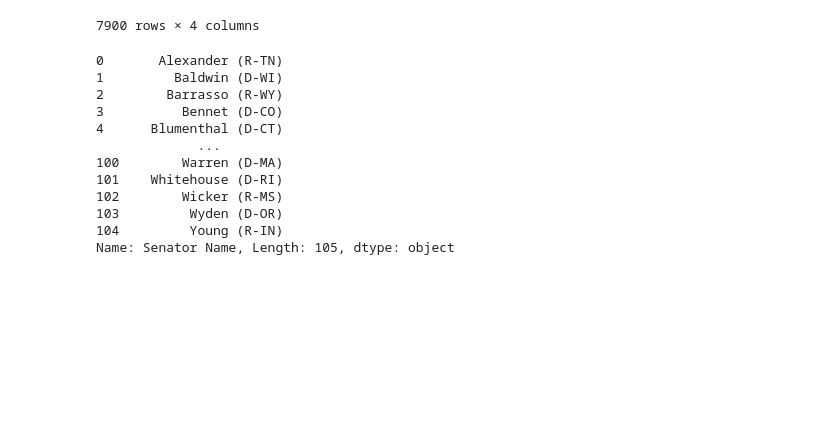
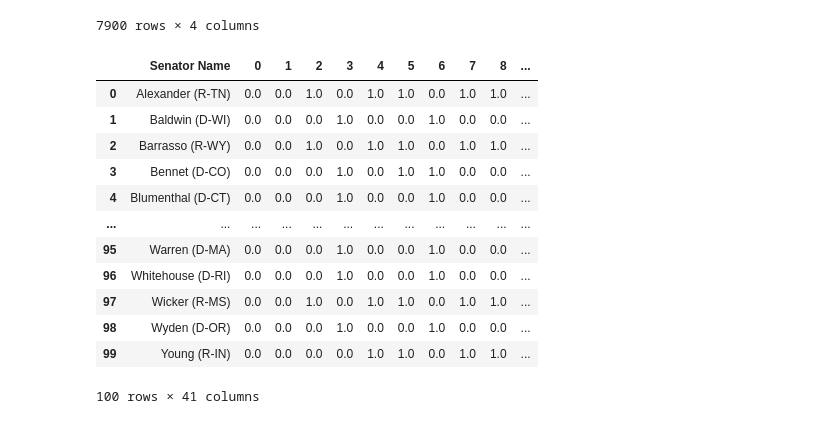
Before and after one commit to AnuragPamuru/dsc-180b-capstone-b03, a Jupyter notebook: notebooks/data_preprocessing/Voting Record.ipynb, the cells around one changed output. Saved outputs shown, nothing was run; the diff lists cells and outputs as text; code cells hidden in the pictures; blank space fills up the shorter version.

```diff
--- a/notebooks/data_preprocessing/Voting Record.ipynb
+++ b/notebooks/data_preprocessing/Voting Record.ipynb
@@ -139,17 +139,18 @@ voting_features.to_csv("voting_feature_115th.csv")
 # %%
 new = pd.read_csv("../../data/voting_feature_115th_final.csv")
 # %%
-new["Senator Name"]
+new
 # %% [output]
+|  | Senator Name | 0 | 1 | 2 | 3 | 4 | 5 | 6 | 7 | 8 | ... |
+| 0 | Alexander (R-TN) | 0.0 | 0.0 | 1.0 | 0.0 | 1.0 | 1.0 | 0.0 | 1.0 | 1.0 | ... |
+| 1 | Baldwin (D-WI) | 0.0 | 0.0 | 0.0 | 1.0 | 0.0 | 0.0 | 1.0 | 0.0 | 0.0 | ... |
+| 2 | Barrasso (R-WY) | 0.0 | 0.0 | 1.0 | 0.0 | 1.0 | 1.0 | 0.0 | 1.0 | 1.0 | ... |
+| 3 | Bennet (D-CO) | 0.0 | 0.0 | 0.0 | 1.0 | 0.0 | 1.0 | 1.0 | 0.0 | 0.0 | ... |
+| 4 | Blumenthal (D-CT) | 0.0 | 0.0 | 0.0 | 1.0 | 0.0 | 0.0 | 1.0 | 0.0 | 0.0 | ... |
+| ... | ... | ... | ... | ... | ... | ... | ... | ... | ... | ... | ... |
+| 95 | Warren (D-MA) | 0.0 | 0.0 | 0.0 | 1.0 | 0.0 | 0.0 | 1.0 | 0.0 | 0.0 | ... |
+| 96 | Whitehouse (D-RI) | 0.0 | 0.0 | 0.0 | 1.0 | 0.0 | 0.0 | 1.0 | 0.0 | 0.0 | ... |
+| 97 | Wicker (R-MS) | 0.0 | 0.0 | 1.0 | 0.0 | 1.0 | 1.0 | 0.0 | 1.0 | 1.0 | ... |
+| 98 | Wyden (D-OR) | 0.0 | 0.0 | 0.0 | 1.0 | 0.0 | 0.0 | 1.0 | 0.0 | 0.0 | ... |
+| 99 | Young (R-IN) | 0.0 | 0.0 | 0.0 | 0.0 | 1.0 | 1.0 | 0.0 | 1.0 | 1.0 | ... |
-0       Alexander (R-TN)
-1         Baldwin (D-WI)
-2        Barrasso (R-WY)
-3          Bennet (D-CO)
-4      Blumenthal (D-CT)
-             ...
-100        Warren (D-MA)
-101    Whitehouse (D-RI)
-102        Wicker (R-MS)
-103         Wyden (D-OR)
-104         Young (R-IN)
-Name: Senator Name, Length: 105, dtype: object
+100 rows × 41 columns
```
Also changed, not shown: 6 other files.
